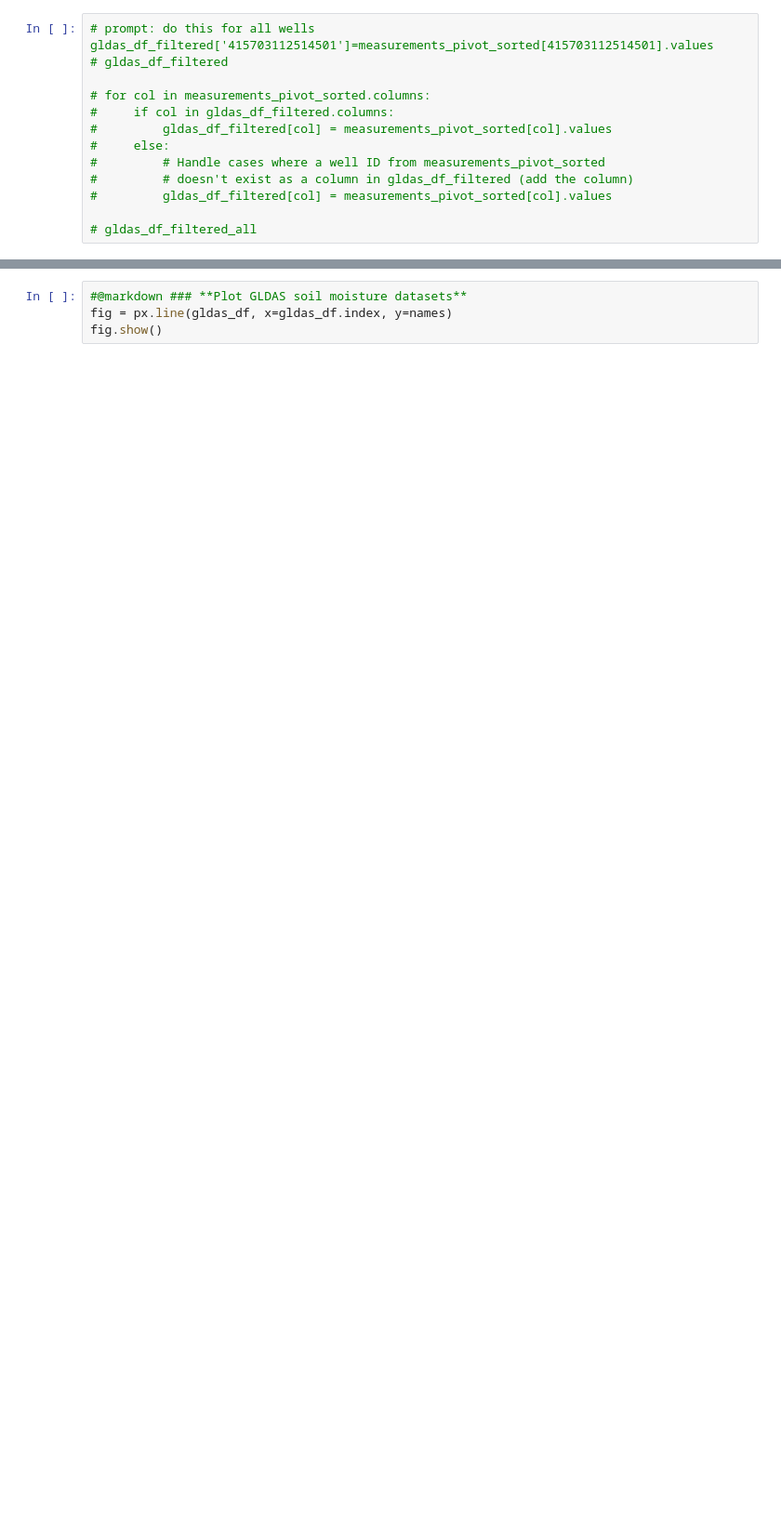
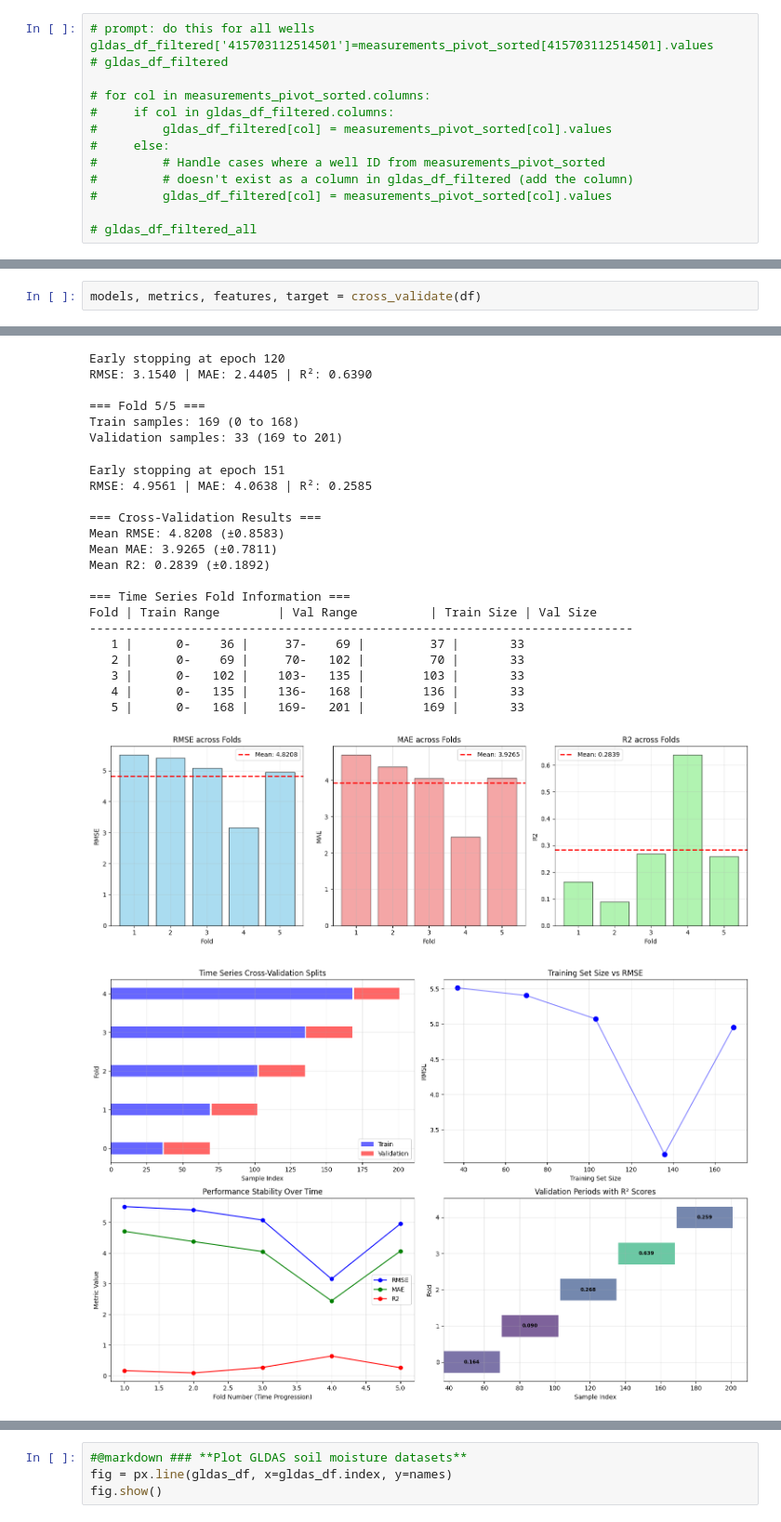
Before and after one commit to anomaitech/GSL-basin, a Jupyter notebook: gwdm_aquifermapping.ipynb, the cells around one changed output, grey strips where cells are left out. Shown at 93% size. Saved outputs shown, nothing was run; the diff lists cells and outputs as text; blank space fills up the shorter version.

```diff
--- a/gwdm_aquifermapping.ipynb
+++ b/gwdm_aquifermapping.ipynb
@@ -779,0 +876,3 @@ dtype: float64
+# %%
+models, metrics, features, target = cross_validate(df)
+# %% [output]
@@ -779,0 +909,24 @@ dtype: float64
+Early stopping at epoch 120
+RMSE: 3.1540 | MAE: 2.4405 | R²: 0.6390
+
+=== Fold 5/5 ===
+Train samples: 169 (0 to 168)
+Validation samples: 33 (169 to 201)
+Early stopping at epoch 151
+RMSE: 4.9561 | MAE: 4.0638 | R²: 0.2585
+
+=== Cross-Validation Results ===
+Mean RMSE: 4.8208 (±0.8583)
+Mean MAE: 3.9265 (±0.7811)
+Mean R2: 0.2839 (±0.1892)
+
+=== Time Series Fold Information ===
+Fold | Train Range        | Val Range          | Train Size | Val Size
+---------------------------------------------------------------------------
+   1 |      0-    36 |     37-    69 |         37 |       33
+   2 |      0-    69 |     70-   102 |         70 |       33
+   3 |      0-   102 |    103-   135 |        103 |       33
+   4 |      0-   135 |    136-   168 |        136 |       33
+   5 |      0-   168 |    169-   201 |        169 |       33
+[figure, added]
+[figure, added]
```
Also changed, not shown: parts of 15 cells of this notebook.
